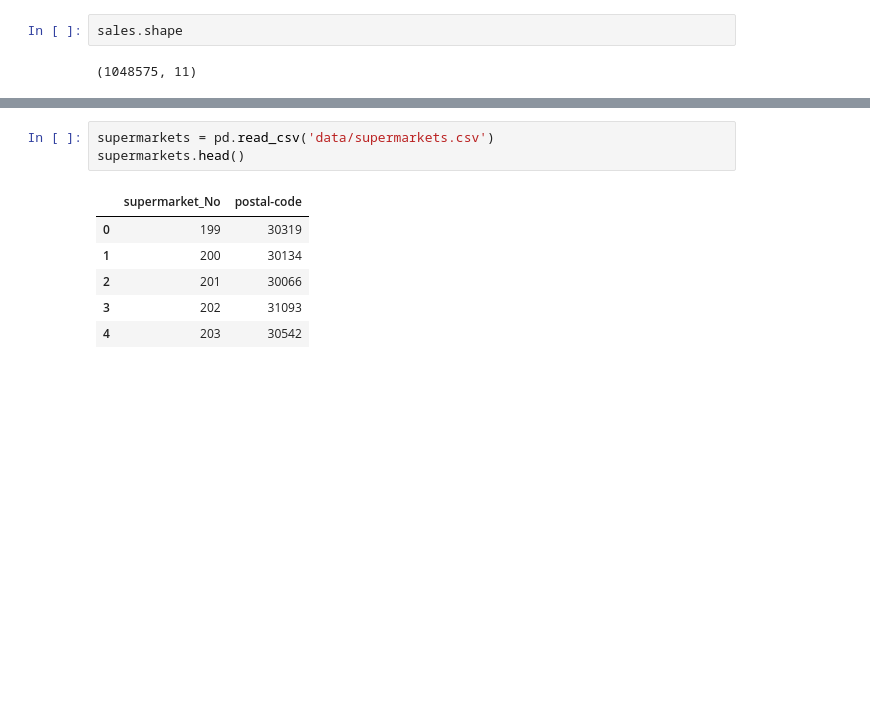
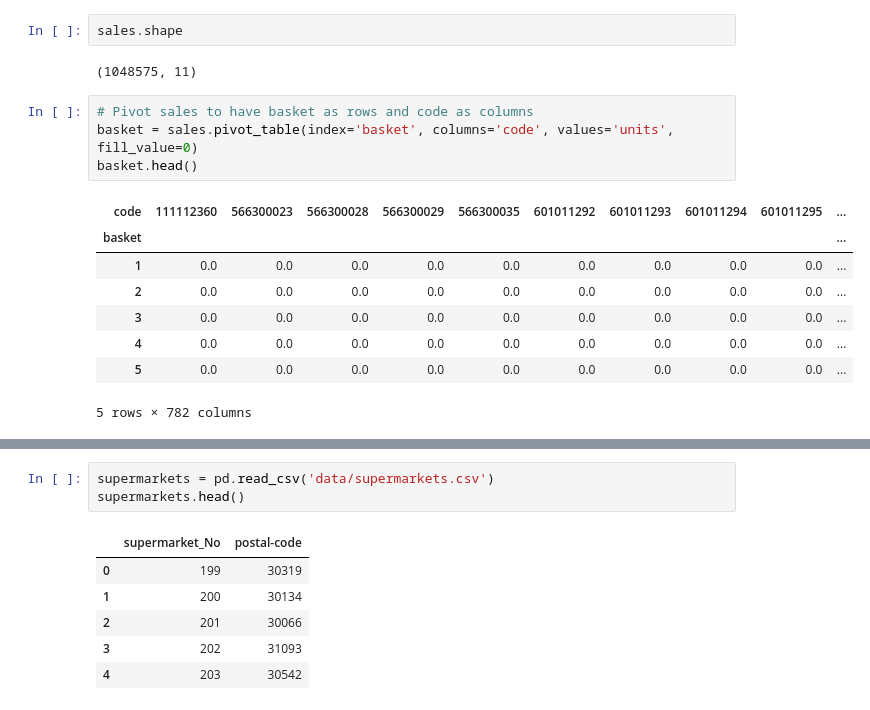
Before and after one commit to medvidov/middleby-DE-test, a Jupyter notebook: middleby_de.ipynb, the cells around one changed output, grey strips where cells are left out. Cells and saved outputs as stored; diff of their text form; blank space fills up the shorter version.

```diff
--- a/middleby_de.ipynb
+++ b/middleby_de.ipynb
@@ -47,3 +47,16 @@ sales.head()
 sales.shape
 # %% [output]
 (1048575, 11)
+# %%
+# Pivot sales to have basket as rows and code as columns
+basket = sales.pivot_table(index='basket', columns='code', values='units', fill_value=0)
+basket.head()
+# %% [output]
+| code | 111112360 | 566300023 | 566300028 | 566300029 | 566300035 | 601011292 | 601011293 | 601011294 | 601011295 | ... |
+| basket |  |  |  |  |  |  |  |  |  | ... |
+| 1 | 0.0 | 0.0 | 0.0 | 0.0 | 0.0 | 0.0 | 0.0 | 0.0 | 0.0 | ... |
+| 2 | 0.0 | 0.0 | 0.0 | 0.0 | 0.0 | 0.0 | 0.0 | 0.0 | 0.0 | ... |
+| 3 | 0.0 | 0.0 | 0.0 | 0.0 | 0.0 | 0.0 | 0.0 | 0.0 | 0.0 | ... |
+| 4 | 0.0 | 0.0 | 0.0 | 0.0 | 0.0 | 0.0 | 0.0 | 0.0 | 0.0 | ... |
+| 5 | 0.0 | 0.0 | 0.0 | 0.0 | 0.0 | 0.0 | 0.0 | 0.0 | 0.0 | ... |
+5 rows × 782 columns
```
Also changed, not shown: parts of 16 cells of this notebook, 2 other files.
